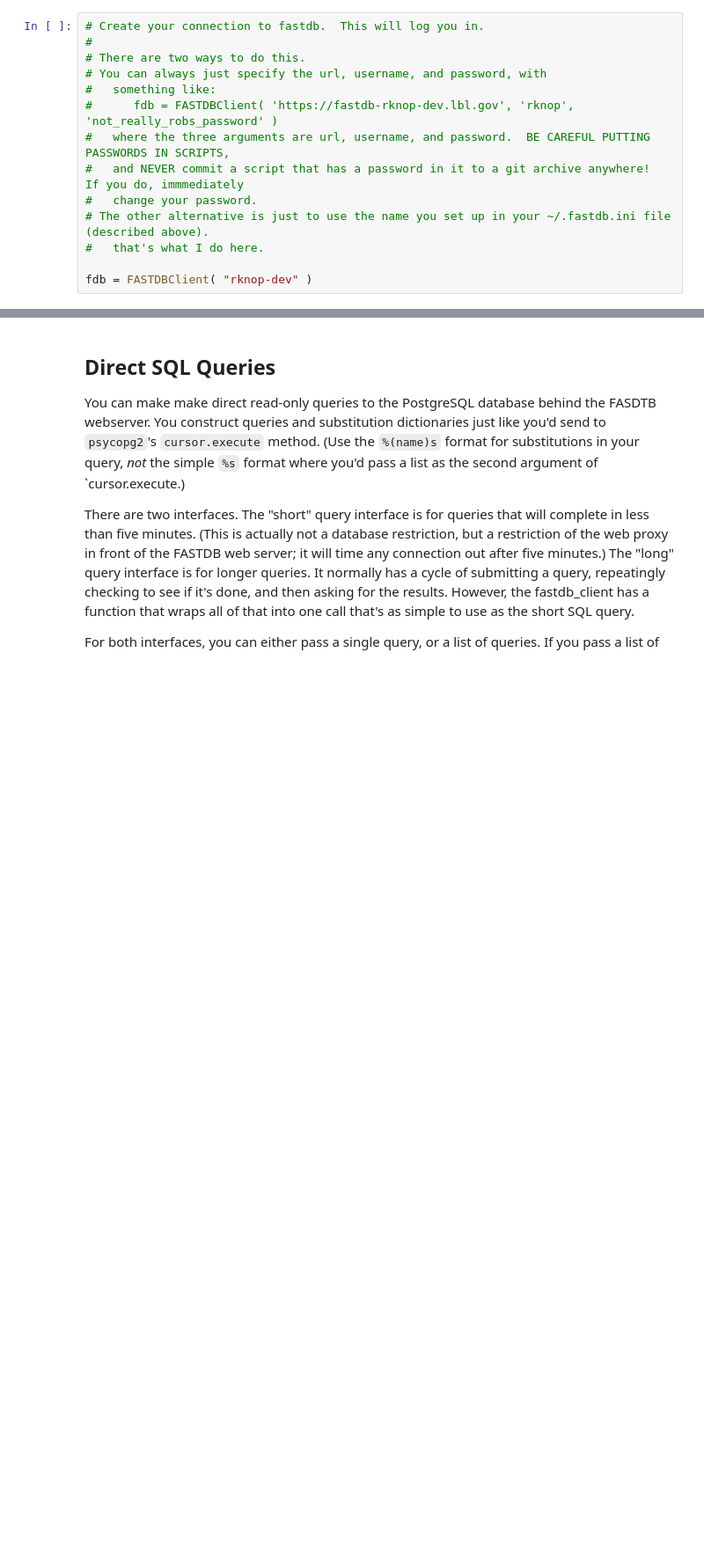
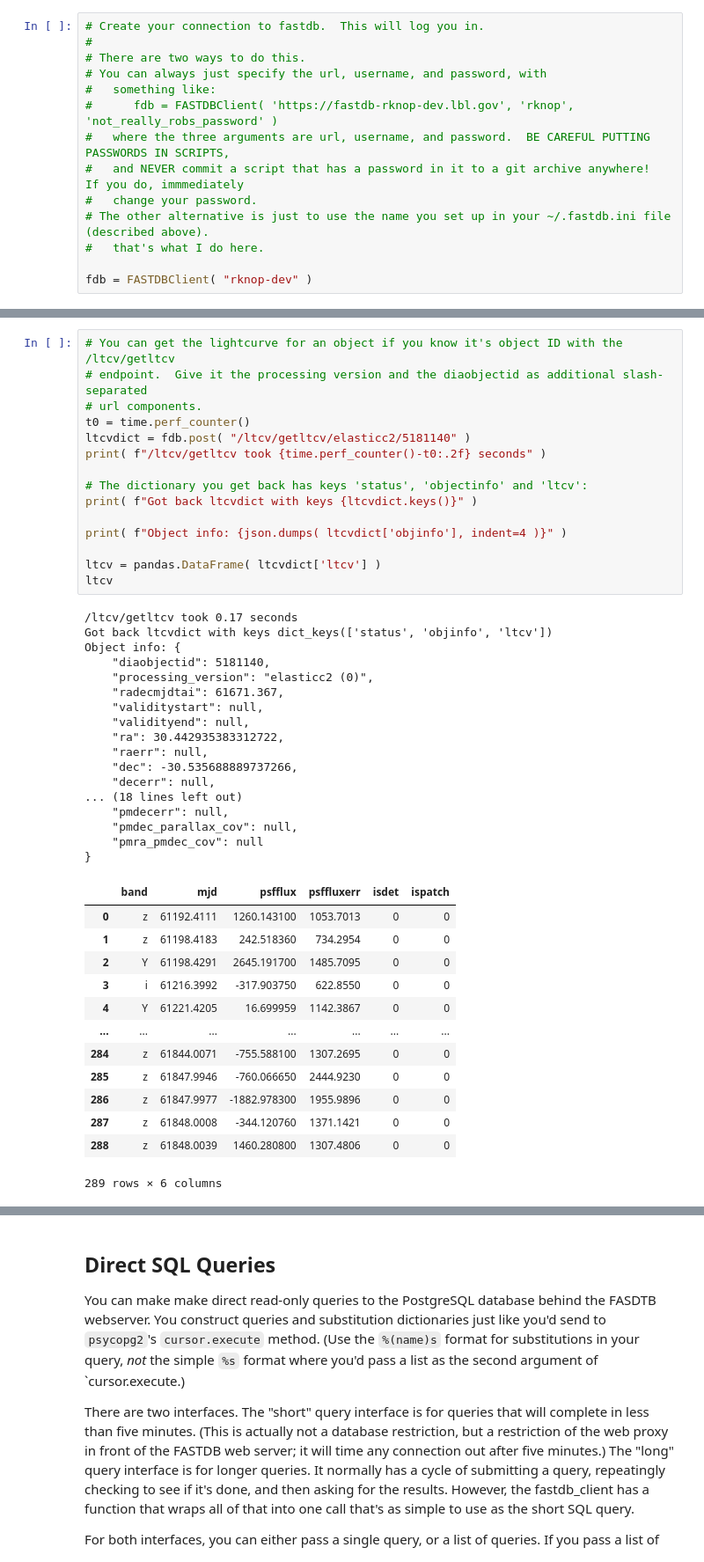
Before and after one commit to trivialTZ/FASTDB, a Jupyter notebook: examples/using_fastdb_client.ipynb, the cells around one changed output, grey strips where cells are left out. Shown at 88% size. Drawn from its saved outputs; the diff is of its cells as text; blank space fills up the shorter version.

```diff
--- a/examples/using_fastdb_client.ipynb
+++ b/examples/using_fastdb_client.ipynb
@@ -115,0 +128,46 @@ fdb = FASTDBClient( "rknop-dev" )
+# %%
+# You can get the lightcurve for an object if you know it's object ID with the /ltcv/getltcv
+# endpoint.  Give it the processing version and the diaobjectid as additional slash-separated
+# url components.
+t0 = time.perf_counter()
+ltcvdict = fdb.post( "/ltcv/getltcv/elasticc2/5181140" )
+print( f"/ltcv/getltcv took {time.perf_counter()-t0:.2f} seconds" )
+
+# The dictionary you get back has keys 'status', 'objectinfo' and 'ltcv':
+print( f"Got back ltcvdict with keys {ltcvdict.keys()}" )
+
+print( f"Object info: {json.dumps( ltcvdict['objinfo'], indent=4 )}" )
+
+ltcv = pandas.DataFrame( ltcvdict['ltcv'] )
+ltcv
+# %% [output]
+/ltcv/getltcv took 0.17 seconds
+Got back ltcvdict with keys dict_keys(['status', 'objinfo', 'ltcv'])
+Object info: {
+    "diaobjectid": 5181140,
+    "processing_version": "elasticc2 (0)",
+    "radecmjdtai": 61671.367,
+    "validitystart": null,
+    "validityend": null,
+    "ra": 30.442935383312722,
+    "raerr": null,
+    "dec": -30.535688889737266,
+    "decerr": null,
+... (18 lines left out)
+    "pmdecerr": null,
+    "pmdec_parallax_cov": null,
+    "pmra_pmdec_cov": null
+}
+|  | band | mjd | psfflux | psffluxerr | isdet | ispatch |
+| 0 | z | 61192.4111 | 1260.143100 | 1053.7013 | 0 | 0 |
+| 1 | z | 61198.4183 | 242.518360 | 734.2954 | 0 | 0 |
+| 2 | Y | 61198.4291 | 2645.191700 | 1485.7095 | 0 | 0 |
+| 3 | i | 61216.3992 | -317.903750 | 622.8550 | 0 | 0 |
+| 4 | Y | 61221.4205 | 16.699959 | 1142.3867 | 0 | 0 |
+| ... | ... | ... | ... | ... | ... | ... |
+| 284 | z | 61844.0071 | -755.588100 | 1307.2695 | 0 | 0 |
+| 285 | z | 61847.9946 | -760.066650 | 2444.9230 | 0 | 0 |
+| 286 | z | 61847.9977 | -1882.978300 | 1955.9896 | 0 | 0 |
+| 287 | z | 61848.0008 | -344.120760 | 1371.1421 | 0 | 0 |
+| 288 | z | 61848.0039 | 1460.280800 | 1307.4806 | 0 | 0 |
+289 rows × 6 columns
```
Also changed, not shown: parts of 9 cells of this notebook.
